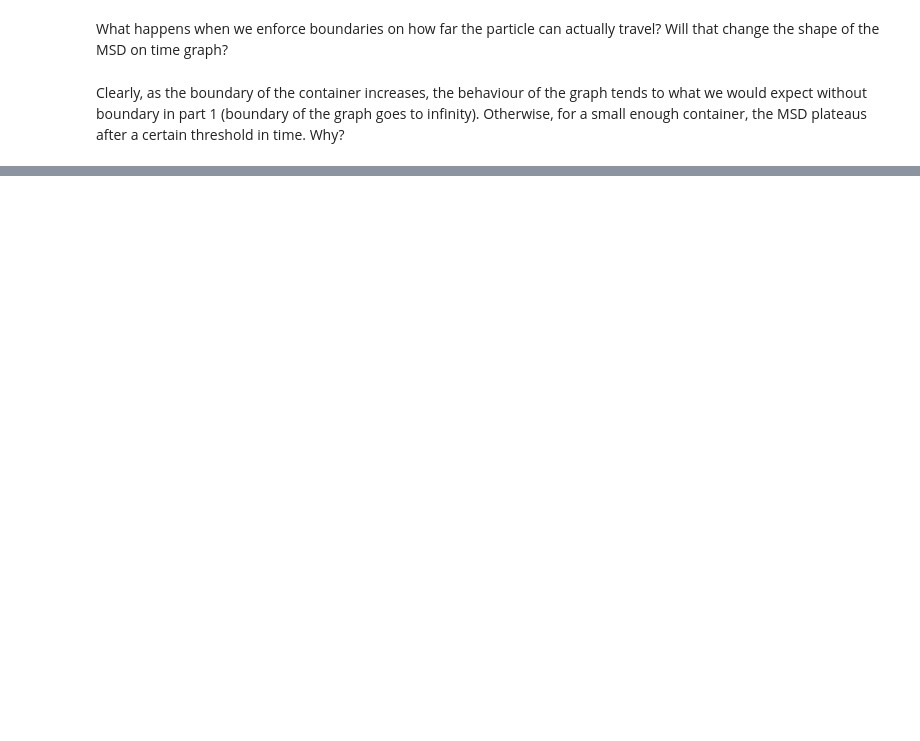
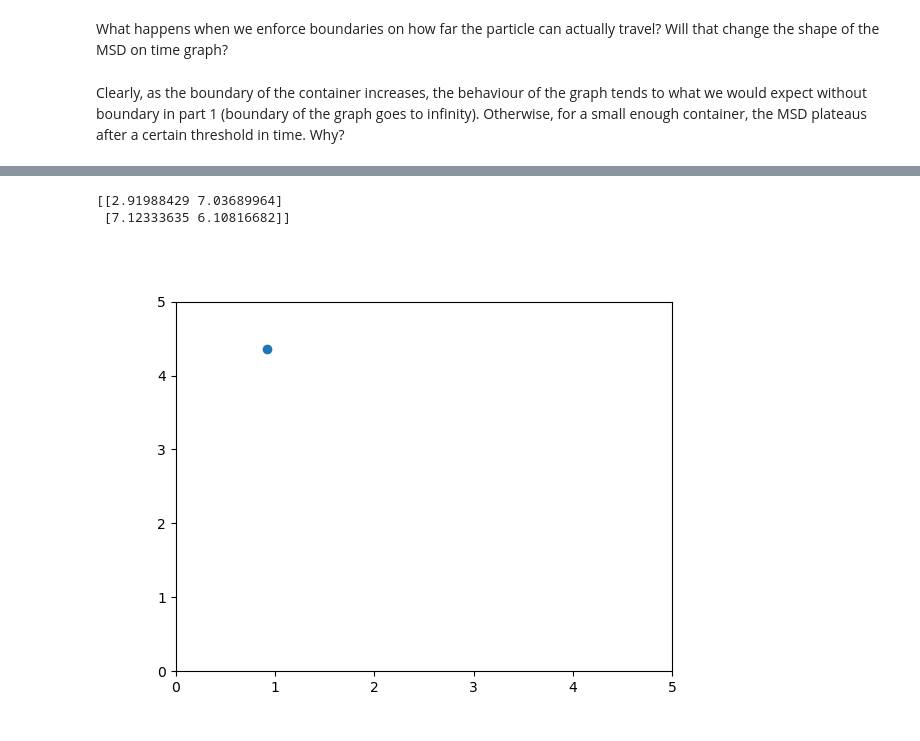
Before and after one commit to hermitian-max/PHYS2020-Brownian-Motion, a Jupyter notebook: simulation.ipynb, the cells around one changed output, grey strips where cells are left out. Saved outputs shown, nothing was run; the diff lists cells and outputs as text; code cells hidden in the pictures; blank space fills up the shorter version.

```diff
--- a/simulation.ipynb
+++ b/simulation.ipynb
@@ -399,0 +341,66 @@ print(background_particle_history)
+# %%
+initialise = initialise_background(number_of_particles=2, container_length=10)
+background_history = [initialise]
+#print(initialise)
+new_positions = update_background_position(background_history=background_history, velocity_background=10, container_length=10)
+background_history.append(new_positions)
+
+print(np.array(background_history)[:,0])
+# %% [output]
+[[2.91988429 7.03689964]
+ [7.12333635 6.10816682]]
+# %%
+container_length = 5 #set size of container
+number_of_particles = 1 #number of background particles
+viscosity_of_fluid = 1 #the visosity of fluid needed to compute drag on tagged particle
+velocity_tagged = 0 #the velocity of the tagged particle
+velocity_background = 1 #the average velocity of the bakground particle, proportional to temeprature.
+# For sake of simulation, we will assume the bacground particles to be travelling at constant velocity.
+
+time_difference = 1 #modify later, default to 1s between frames for now.
+
+background_particle_history = [] #position of background particles per timestep
+tagged_particle_history = [] #position of tagged particle per timestep
+
+tagged_particle_pos = np.array([container_length/2,container_length/2], dtype=float) #initialise position of tagged particle to be at the centre of the container
+tagged_particle_history.append(tagged_particle_pos) #first history point should be the initial position at t0.
+
+background_positions = initialise_background(number_of_particles=number_of_particles, container_length=container_length)
+background_particle_history.append(background_positions.copy())
+
+fig,ax =plt.subplots()
+ax.set_xlim(0, container_length)
+ax.set_ylim(0, container_length)
+#ax.set_aspect("equal")
+
+background_scatter = ax.scatter(
+    np.array(background_positions)[:,0],
+    np.array(background_positions)[:,1],
+    label="background particles"
+)
+
+#tagged_scatter
+
+#ax.legend()
+
+def animate_particles(frame):
+    background_positions = update_background_position(
+        background_history=background_particle_history,
+        velocity_background=velocity_background,
+        container_length=container_length)
+    background_particle_history.append(background_positions.copy())
+    background_scatter.set_offsets(background_positions)
+
+    return background_scatter
+
+animation = FuncAnimation(
+    fig,
+    animate_particles,
+    frames=1,
+    interval=500,
+    blit=False
+)
+
+plt.show()
+# %% [output]
+[figure, added]
```
Also changed, not shown: parts of 12 cells of this notebook.
